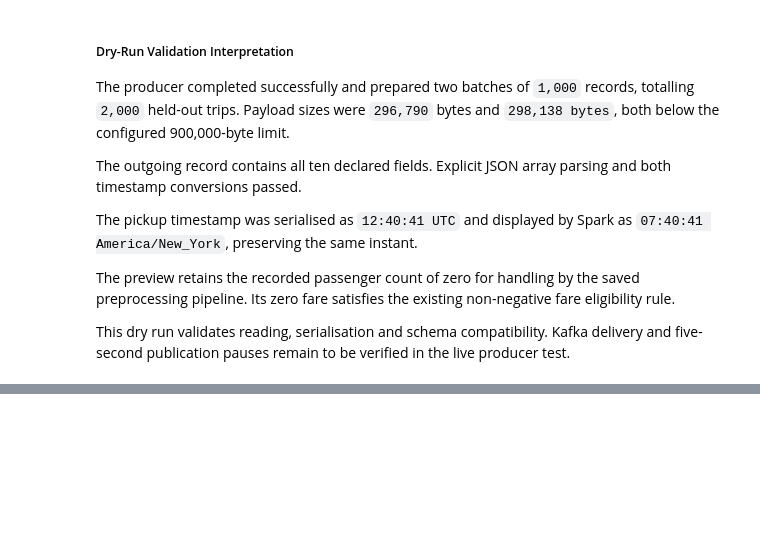
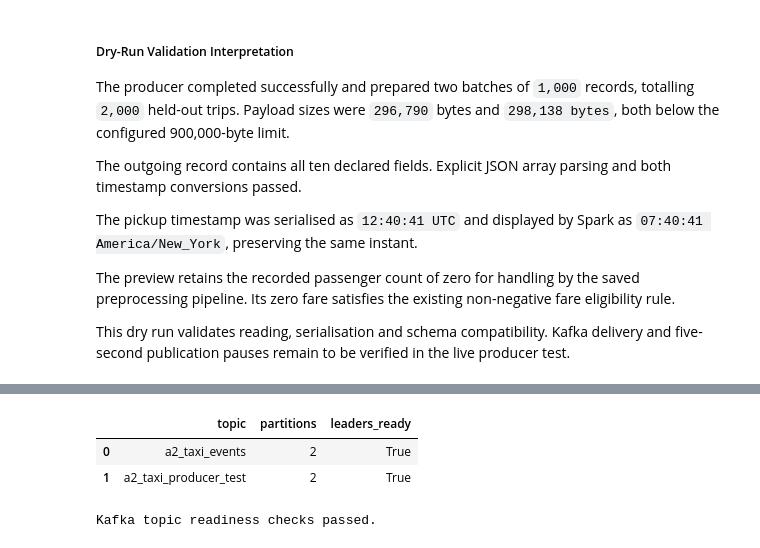
Before and after one commit to hncha9-eng/ITO5202_Ass2_27602966, a Jupyter notebook: assessment2.ipynb, the cells around one changed output, grey strips where cells are left out. Drawn from its saved outputs; the diff is of its cells as text; code cells hidden in the pictures; blank space fills up the shorter version.

```diff
--- a/assessment2.ipynb
+++ b/assessment2.ipynb
@@ -6333,0 +6355,66 @@ in the live producer test.
+# %%
+from kafka import KafkaAdminClient
+
+PRODUCER_TEST_TOPIC = "a2_taxi_producer_test"
+PRODUCER_TEST_BATCHES = 3
+
+required_topics = [STREAM_TOPIC, PRODUCER_TEST_TOPIC]
+
+kafka_admin = KafkaAdminClient(
+    bootstrap_servers=STREAM_BOOTSTRAP_SERVERS.split(","),
+    client_id="ito5202-a2-topic-setup",
+    bootstrap_timeout_ms=20_000,
+    request_timeout_ms=20_000,
+)
+
+try:
+    existing_topics = set(kafka_admin.list_topics())
+
+    missing_topics = {
+        topic: {
+            "num_partitions": 2,
+            "replication_factor": 1,
+        }
+        for topic in required_topics
+        if topic not in existing_topics
+    }
+
+    if missing_topics:
+        kafka_admin.create_topics(
+            new_topics=missing_topics,
+            timeout_ms=20_000,
+        )
+
+    kafka_admin.wait_for_topics(
+        required_topics,
+        timeout_ms=20_000,
+    )
+
+    topic_descriptions = kafka_admin.describe_topics(required_topics)
+
+    topic_audit = [
+        {
+            "topic": description["name"],
+            "partitions": len(description["partitions"]),
+            "leaders_ready": all(
+                partition["leader_id"] >= 0
+                for partition in description["partitions"]
+            ),
+        }
+        for description in topic_descriptions
+    ]
+
+    assert {row["topic"] for row in topic_audit} == set(required_topics)
+    assert all(row["leaders_ready"] for row in topic_audit)
+
+    display(pd.DataFrame(topic_audit))
+
+finally:
+    kafka_admin.close()
+
+print("Kafka topic readiness checks passed.")
+# %% [output]
+|  | topic | partitions | leaders_ready |
+| 0 | a2_taxi_events | 2 | True |
+| 1 | a2_taxi_producer_test | 2 | True |
+Kafka topic readiness checks passed.
```
Also changed, not shown: parts of 5 cells of this notebook, 1 other file.
